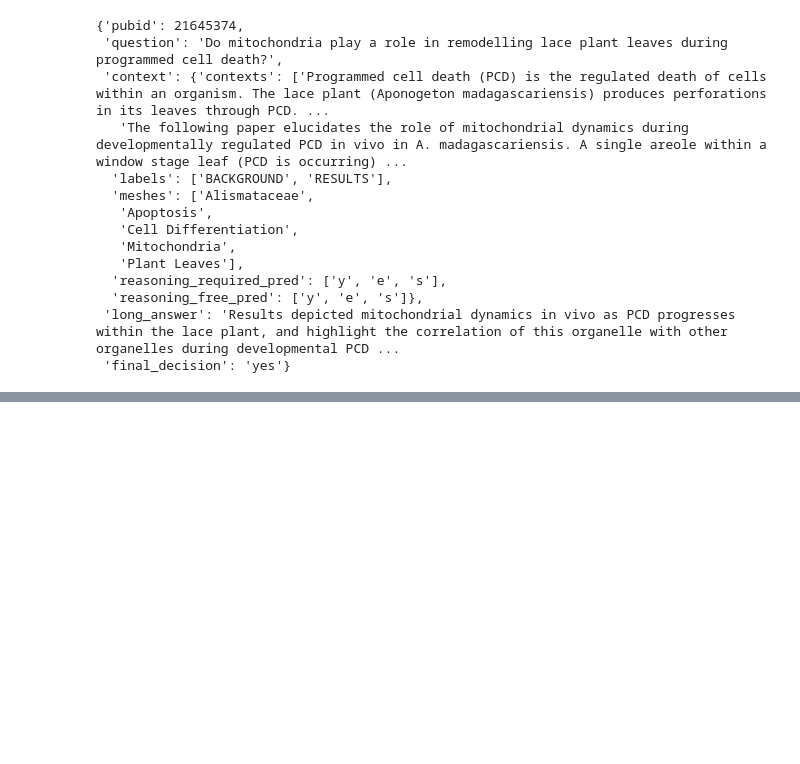
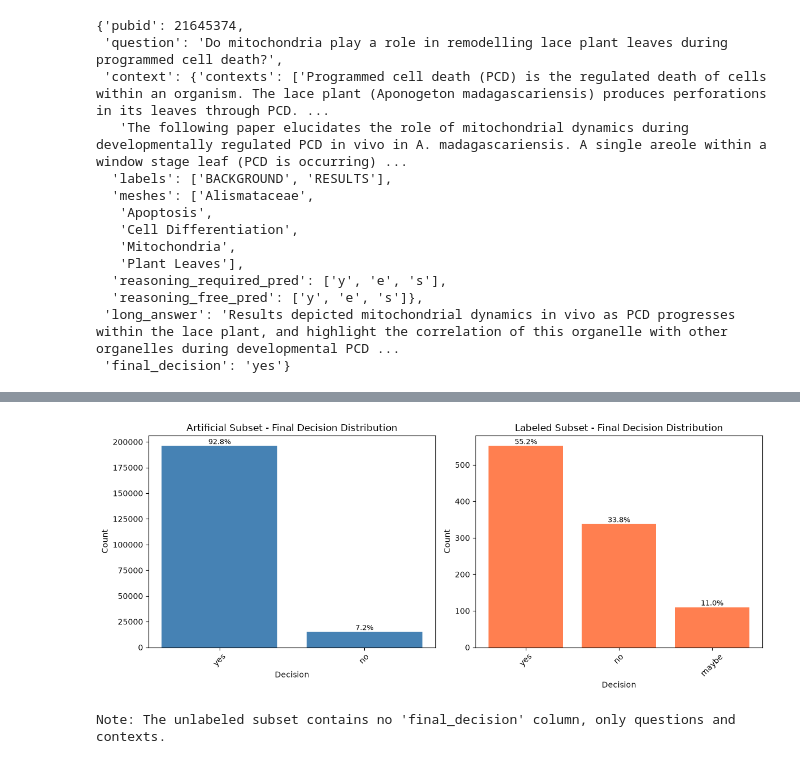
Before and after one commit to PrajwalSathyanarayana/smollm2-medical-sft, a Jupyter notebook: notebooks/01d_data_exploration_pubmedqa.ipynb, the cells around one changed output, grey strips where cells are left out. Saved outputs shown, nothing was run; the diff lists cells and outputs as text; code cells hidden in the pictures; blank space fills up the shorter version.

```diff
--- a/notebooks/01d_data_exploration_pubmedqa.ipynb
+++ b/notebooks/01d_data_exploration_pubmedqa.ipynb
@@ -108,0 +156,36 @@ df_train_labeled.head(10)
+# %%
+# Create a comparison visualization of final_decision distribution for labeled and artificial subsets
+fig, axes = plt.subplots(1, 2, figsize=(12, 5))
+
+subset_specs = [
+    (df_train_artificial, 'Artificial Subset - Final Decision Distribution', 'steelblue'),
+    (df_train_labeled, 'Labeled Subset - Final Decision Distribution', 'coral')
+]
+
+for ax, (df, title, color) in zip(axes, subset_specs):
+    vc = df['final_decision'].value_counts()
+    total = vc.sum()
+
+    bars = ax.bar(vc.index.astype(str), vc.values, color=color)
+    ax.set_title(title)
+    ax.set_xlabel('Decision')
+    ax.set_ylabel('Count')
+    ax.tick_params(axis='x', rotation=45)
+
+    for bar, count in zip(bars, vc.values):
+        pct = (count / total) * 100
+        ax.annotate(
+            f'{pct:.1f}%',
+            (bar.get_x() + bar.get_width() / 2, bar.get_height()),
+            ha='center',
+            va='bottom',
+            fontsize=9
+        )
+
+plt.tight_layout()
+plt.show()
+
+print("Note: The unlabeled subset contains no 'final_decision' column, only questions and contexts.")
+# %% [output]
+[figure, added]
+Note: The unlabeled subset contains no 'final_decision' column, only questions and contexts.
```
Also changed, not shown: parts of 7 cells of this notebook.
